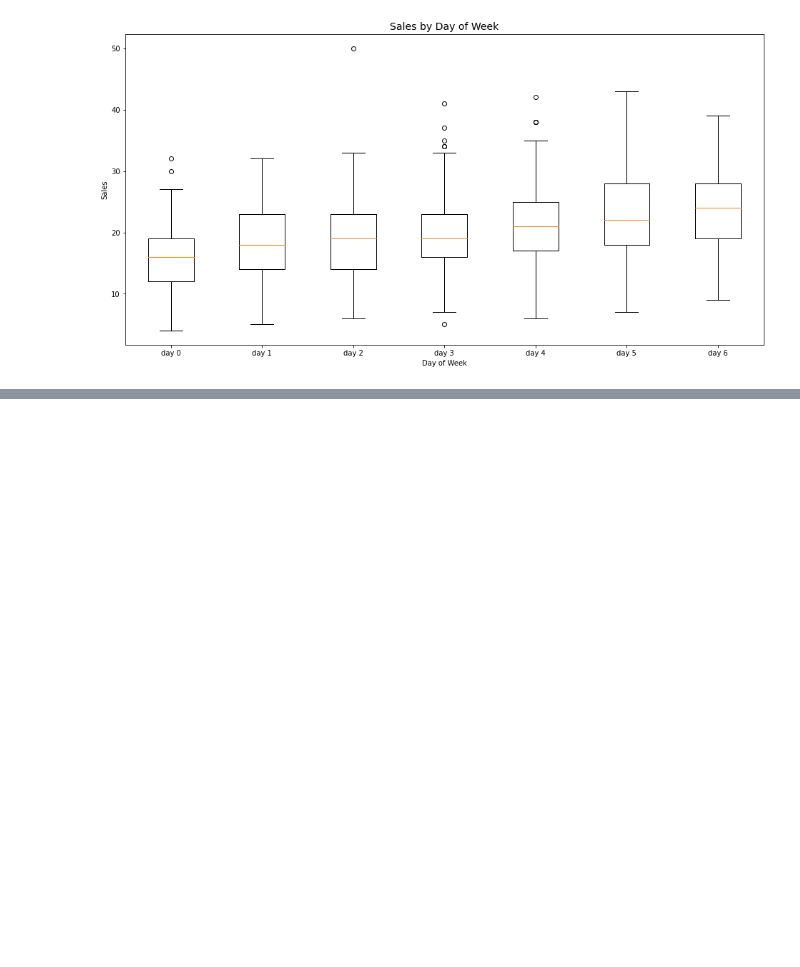
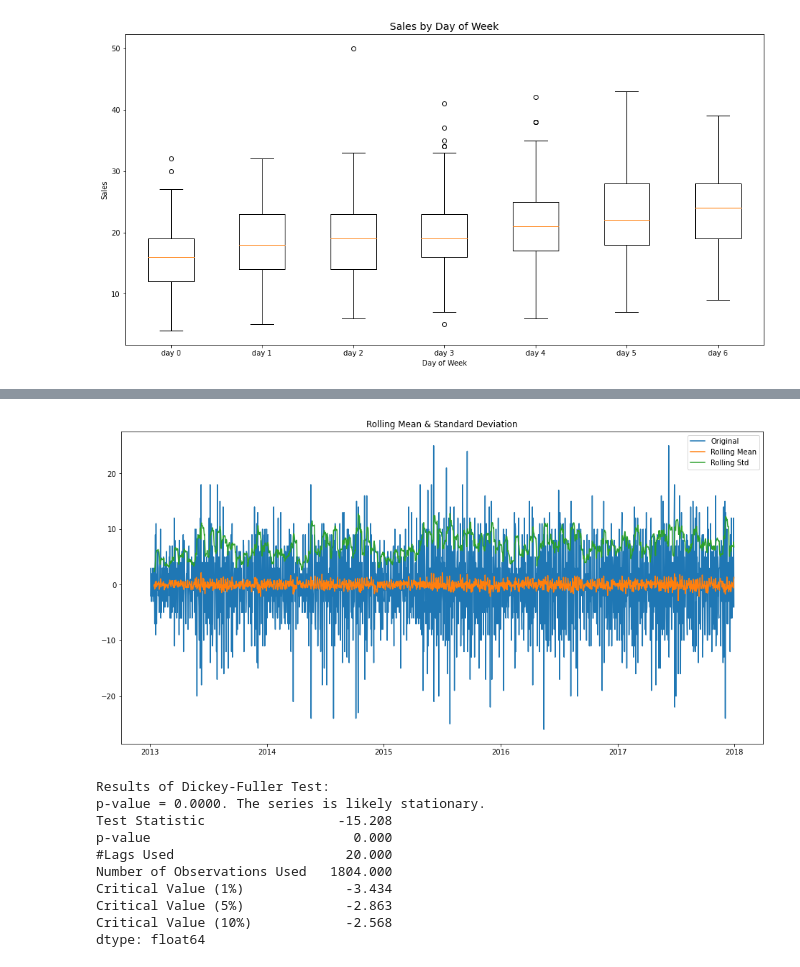
Before and after one commit to KaiFormosa/Sales_Demand_Forecast, a Jupyter notebook: Sales_Demand_Forecast.ipynb, the cells around one changed output, grey strips where cells are left out. Drawn from its saved outputs; the diff is of its cells as text; code cells hidden in the pictures; blank space fills up the shorter version.

```diff
--- a/Sales_Demand_Forecast.ipynb
+++ b/Sales_Demand_Forecast.ipynb
@@ -120,0 +197,5 @@ plt.show();
+# %%
+df_train['sales_shift'] = df_train.sales.shift(1)
+df_train['first_diff'] = df_train.sales - df_train.sales_shift
+df_first_diff = df_train['first_diff']
+df_first_diff = df_first_diff.dropna()
@@ -120,0 +204,14 @@ plt.show();
+# %%
+test_stationarity(df_first_diff)
+# %% [output]
+[figure, added]
+Results of Dickey-Fuller Test:
+p-value = 0.0000. The series is likely stationary.
+Test Statistic                 -15.208
+p-value                          0.000
+#Lags Used                      20.000
+Number of Observations Used   1804.000
+Critical Value (1%)             -3.434
+Critical Value (5%)             -2.863
+Critical Value (10%)            -2.568
+dtype: float64
```
Also changed, not shown: parts of 14 cells of this notebook.
